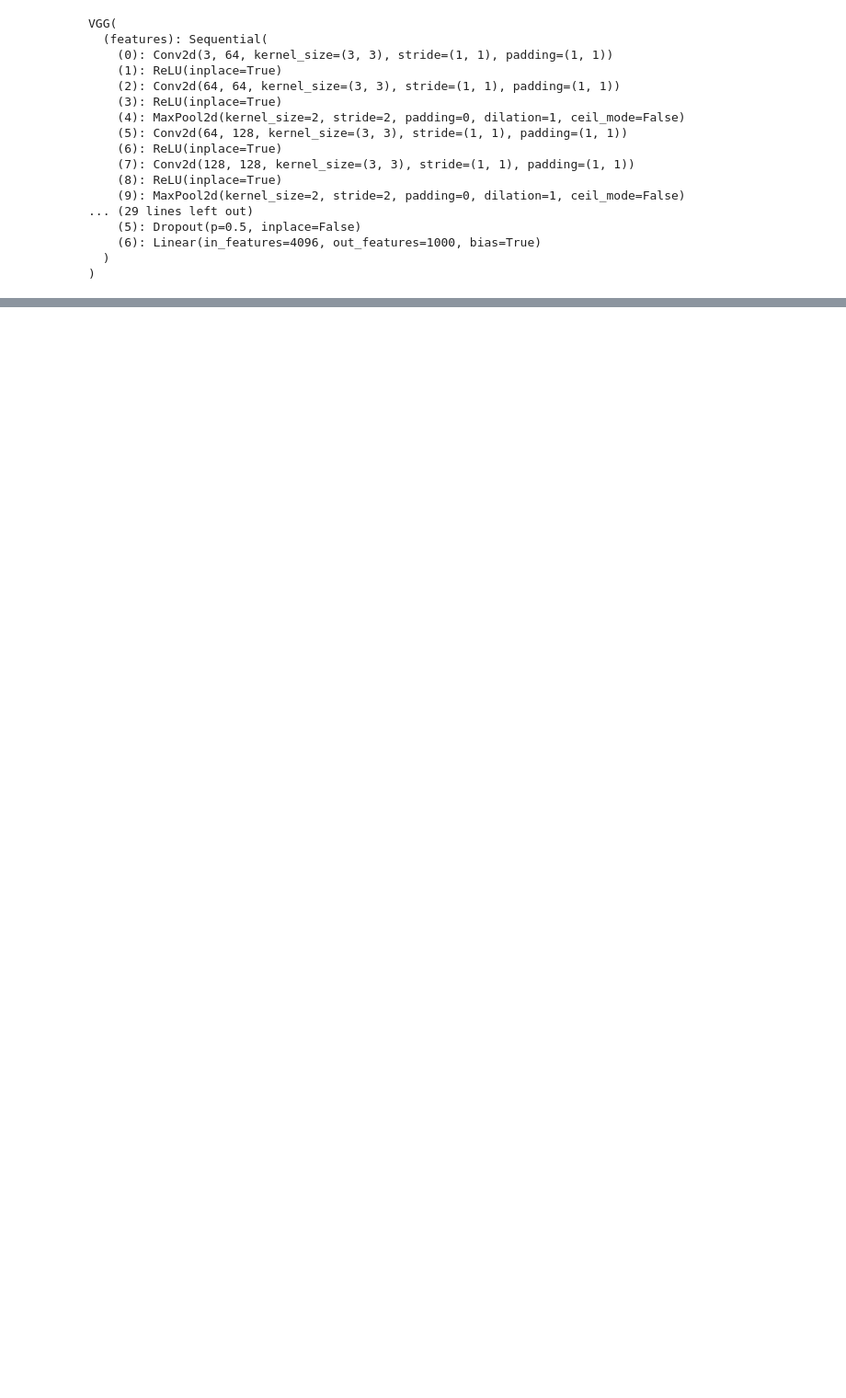
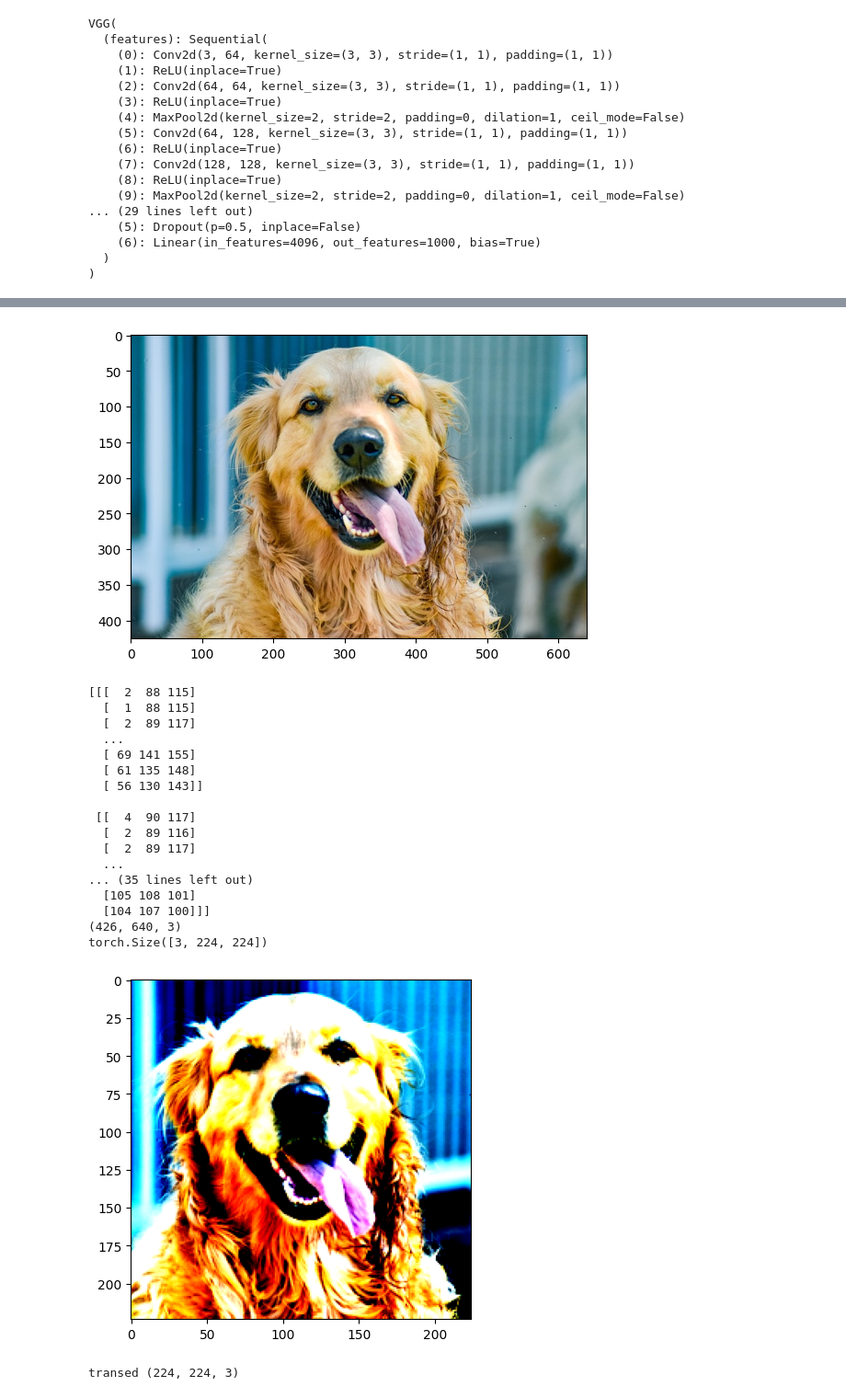
Before and after one commit to Park-jaehyeon02/pytorch-study, a Jupyter notebook: VGG/vgg16.ipynb, the cells around one changed output, grey strips where cells are left out. Shown at 92% size. Cells and saved outputs as stored; diff of their text form; code cells hidden in the pictures; blank space fills up the shorter version.

```diff
--- a/VGG/vgg16.ipynb
+++ b/VGG/vgg16.ipynb
@@ -69,0 +64,57 @@ VGG16층의 구성을 보면 image의 feature들을 추출하는 features 모듈
+# %%
+class BaseTransform():
+    def __init__(self, resize, mean, std):
+        self.base_transform = transforms.Compose([
+            transforms.Resize(resize),
+            transforms.CenterCrop(resize),
+            transforms.ToTensor(),
+            transforms.Normalize(mean, std)
+        ])
+
+    def __call__(self, img):
+        return self.base_transform(img)
+# %%
+
+image_file_path = './data/goldenretriever-3724972_640.jpg'
+img = Image.open(image_file_path)
+
+# 2. 元の画像の表示
+plt.imshow(img)
+plt.show()
+
+print(np.array(img))
+print(np.shape(np.array(img)))
+resize = 224
+mean = (0.485, 0.456, 0.406)
+std = (0.229, 0.224, 0.225)
+transform = BaseTransform(resize, mean, std)
+img_transformed = transform(img)  # torch.Size([3, 224, 224])
+
+print(np.shape(img_transformed))
+
+img_transformed = img_transformed.numpy().transpose((1, 2, 0))
+img_transformed = np.clip(img_transformed, 0, 1)
+plt.imshow(img_transformed)
+plt.show()
+print("transed",np.shape(img_transformed))
+# %% [output]
+[figure, added]
+[[[  2  88 115]
+  [  1  88 115]
+  [  2  89 117]
+  ...
+  [ 69 141 155]
+  [ 61 135 148]
+  [ 56 130 143]]
+
+ [[  4  90 117]
+  [  2  89 116]
+  [  2  89 117]
+  ...
+... (35 lines left out)
+  [105 108 101]
+  [104 107 100]]]
+(426, 640, 3)
+torch.Size([3, 224, 224])
+[figure, added]
+transed (224, 224, 3)
```
Also changed, not shown: parts of 28 cells of this notebook, 2 other files.
